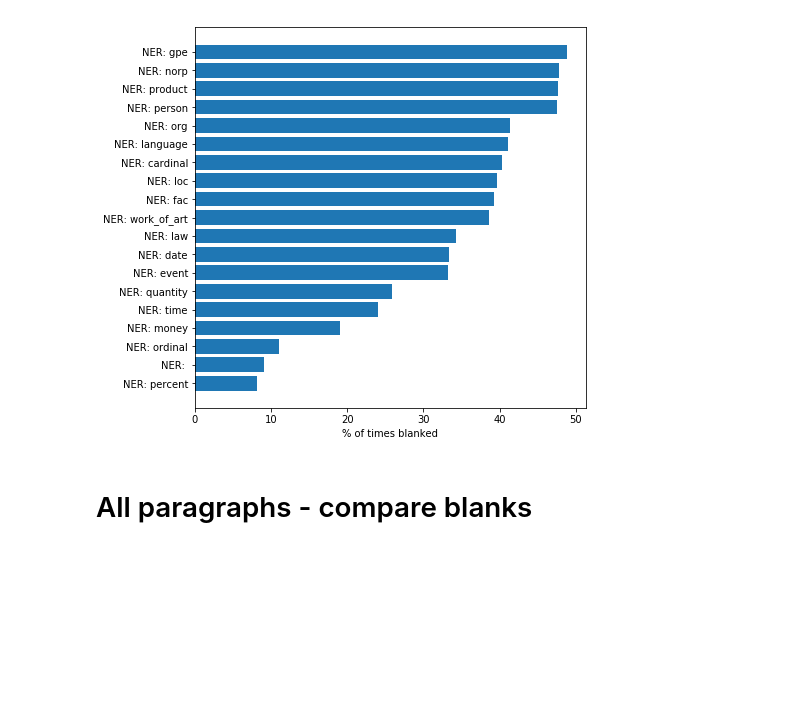
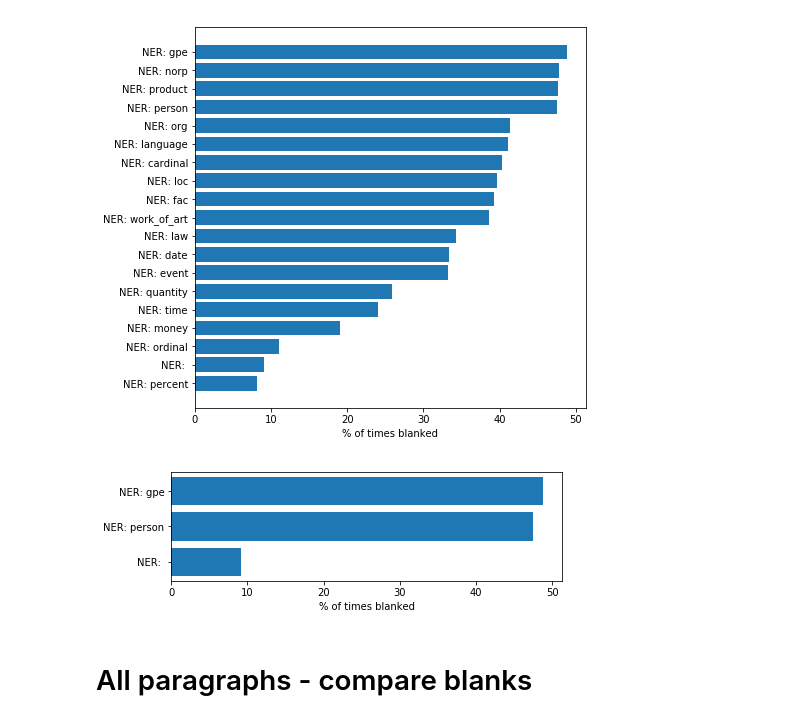
Before and after one commit to davestanley/mindpocket, a Jupyter notebook: train_model/scripts/test_performance_model.ipynb, the cells around one changed output. Saved outputs shown, nothing was run; the diff lists cells and outputs as text; code cells hidden in the pictures; blank space fills up the shorter version.

```diff
--- a/train_model/scripts/test_performance_model.ipynb
+++ b/train_model/scripts/test_performance_model.ipynb
@@ -1300,6 +1328,35 @@ plt.xlabel('% of times blanked')
 plt.show()
 # %% [output]
 [figure]
+# %%
+
+
+df = pd.DataFrame(data={'xlabs':xlabs,'yvals':yvals})
+df = df.sort_values(by='yvals',ascending=True)
+df
+
+df = df.loc[(df['xlabs'] == 'NER: gpe') | (df['xlabs'] == 'NER: person') | (df['xlabs'] == 'NER: ')]
+
+
+figure(num=None, figsize=(7,2),facecolor='w', edgecolor='k')
+bars = df['xlabs']
+y_pos = np.arange(len(bars))
+val = df['yvals']
+
+# Make fake dataset
+y_pos = np.arange(len(bars))
+
+# Create horizontal bars
+plt.barh(y_pos, val)
+
+# Create names on the y-axis
+plt.yticks(y_pos, bars)
+
+plt.xlabel('% of times blanked')
+# Show graphic
+plt.show()
+# %% [output]
+[figure, added]
 # %% [markdown]
 # All paragraphs - compare blanks
 # %%
```
Also changed, not shown: parts of 11 cells of this notebook, 1 other file.
